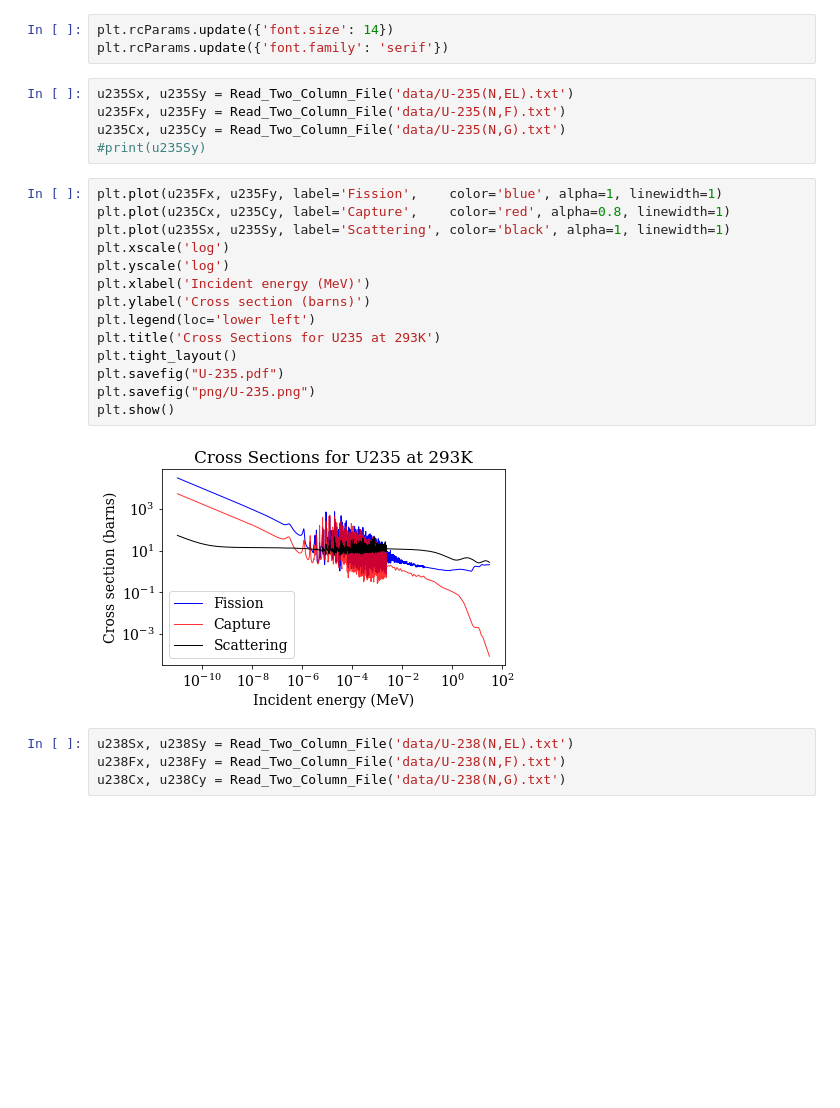
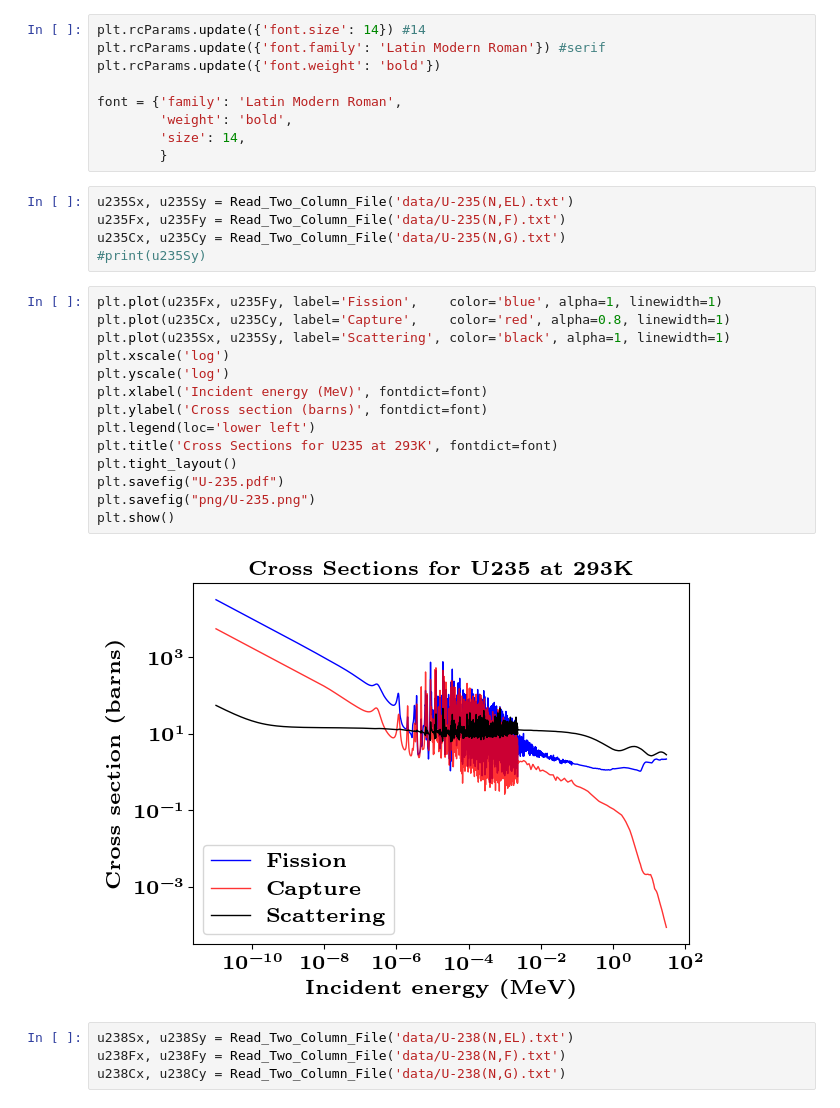
Before and after one commit to kennethassogba/cross-section-plot, a Jupyter notebook: plot.ipynb, the cells around one changed output. Saved outputs shown, nothing was run; the diff lists cells and outputs as text; blank space fills up the shorter version.

Commit message:
change font

```diff
--- a/plot.ipynb
+++ b/plot.ipynb
@@ -22,8 +22,14 @@ def Read_Two_Column_File(file_name):
 
     return x, y
 # %%
-plt.rcParams.update({'font.size': 14})
-plt.rcParams.update({'font.family': 'serif'})
+plt.rcParams.update({'font.size': 14}) #14
+plt.rcParams.update({'font.family': 'Latin Modern Roman'}) #serif
+plt.rcParams.update({'font.weight': 'bold'})
+
+font = {'family': 'Latin Modern Roman',
+        'weight': 'bold',
+        'size': 14,
+        }
 # %%
 u235Sx, u235Sy = Read_Two_Column_File('data/U-235(N,EL).txt')
 u235Fx, u235Fy = Read_Two_Column_File('data/U-235(N,F).txt')
@@ -32,19 +38,19 @@ u235Cx, u235Cy = Read_Two_Column_File('data/U-235(N,G).txt')
 # %%
 plt.plot(u235Fx, u235Fy, label='Fission',    color='blue', alpha=1, linewidth=1)
 plt.plot(u235Cx, u235Cy, label='Capture',    color='red', alpha=0.8, linewidth=1)
 plt.plot(u235Sx, u235Sy, label='Scattering', color='black', alpha=1, linewidth=1)
 plt.xscale('log')
 plt.yscale('log')
-plt.xlabel('Incident energy (MeV)')
-plt.ylabel('Cross section (barns)')
+plt.xlabel('Incident energy (MeV)', fontdict=font)
+plt.ylabel('Cross section (barns)', fontdict=font)
 plt.legend(loc='lower left')
-plt.title('Cross Sections for U235 at 293K')
+plt.title('Cross Sections for U235 at 293K', fontdict=font)
 plt.tight_layout()
 plt.savefig("U-235.pdf")
 plt.savefig("png/U-235.png")
 plt.show()
 # %% [output]
-[figure, old version]
+[figure, new version]
 # %%
 u238Sx, u238Sy = Read_Two_Column_File('data/U-238(N,EL).txt')
 u238Fx, u238Fy = Read_Two_Column_File('data/U-238(N,F).txt')
```
Also changed, not shown: parts of 2 cells of this notebook, 6 other files.
